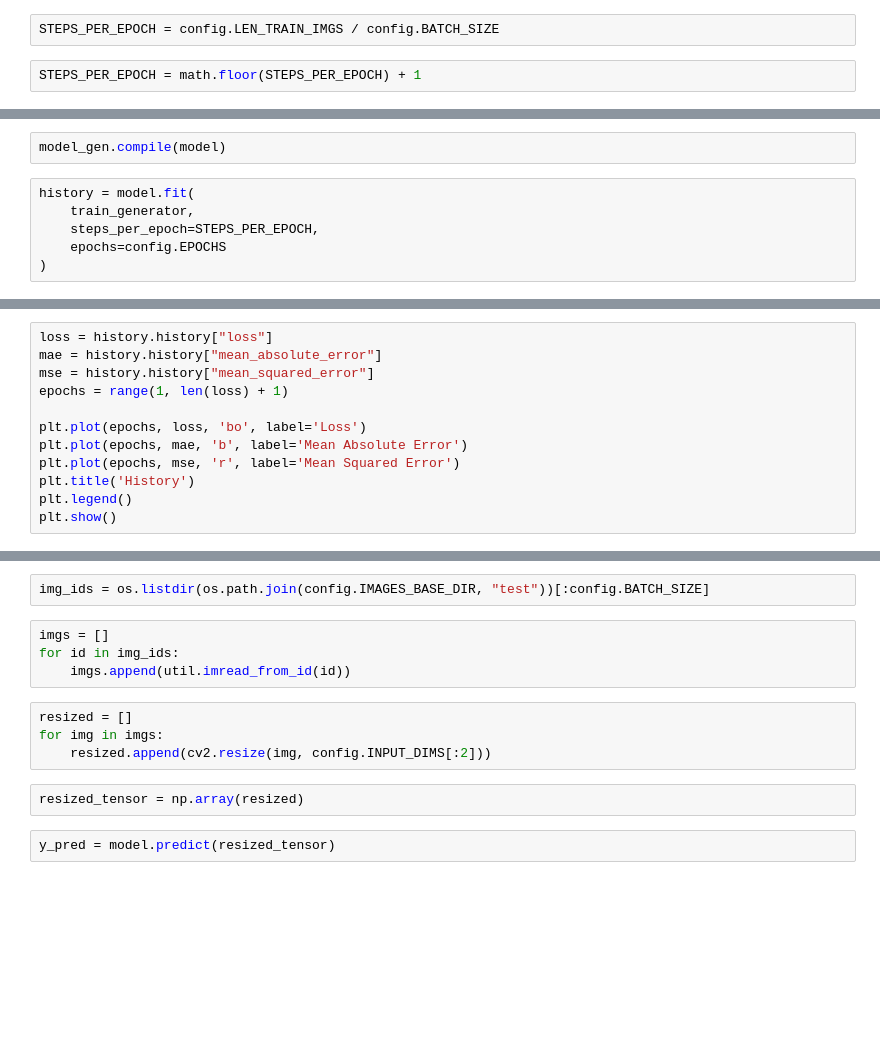
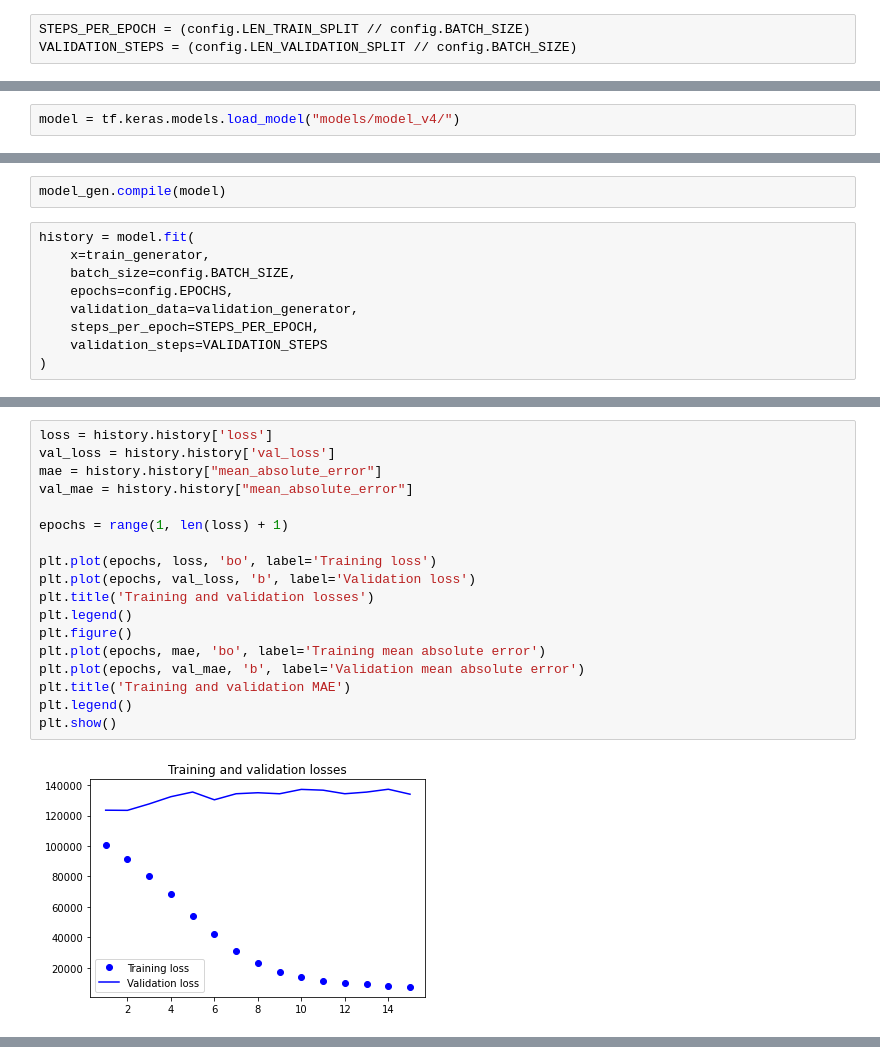
Before and after one commit to nexhua/ml_pose_estimation, a Jupyter notebook: train.ipynb, the cells around one changed output, grey strips where cells are left out. Cells and saved outputs as stored; diff of their text form; blank space fills up the shorter version.

Commit message:
additional training vor v4(extra 15 epochs)

```diff
--- a/train.ipynb
+++ b/train.ipynb
@@ -53,4 +71,3 @@ train_generator = train_datagen.flow_from_dataframe(
 # %%
-STEPS_PER_EPOCH = config.LEN_TRAIN_IMGS / config.BATCH_SIZE
+STEPS_PER_EPOCH = (config.LEN_TRAIN_SPLIT // config.BATCH_SIZE)
+VALIDATION_STEPS = (config.LEN_VALIDATION_SPLIT // config.BATCH_SIZE)
-# %%
-STEPS_PER_EPOCH = math.floor(STEPS_PER_EPOCH) + 1
@@ -61,2 +84,4 @@ model = model_gen.create_model_with_vgg16()
+# %%
+model = tf.keras.models.load_model("models/model_v4/")
 # %%
 model.summary()
@@ -64,7 +107,10 @@ model.summary()
 model_gen.compile(model)
 # %%
 history = model.fit(
-    train_generator,
+    x=train_generator,
+    batch_size=config.BATCH_SIZE,
+    epochs=config.EPOCHS,
+    validation_data=validation_generator,
     steps_per_epoch=STEPS_PER_EPOCH,
-    epochs=config.EPOCHS
+    validation_steps=VALIDATION_STEPS
 )
@@ -75,12 +145,20 @@ history.history.keys()
 # %%
-loss = history.history["loss"]
+loss = history.history['loss']
+val_loss = history.history['val_loss']
 mae = history.history["mean_absolute_error"]
-mse = history.history["mean_squared_error"]
+val_mae = history.history["mean_absolute_error"]
+
 epochs = range(1, len(loss) + 1)
 
-plt.plot(epochs, loss, 'bo', label='Loss')
-plt.plot(epochs, mae, 'b', label='Mean Absolute Error')
-plt.plot(epochs, mse, 'r', label='Mean Squared Error')
-plt.title('History')
+plt.plot(epochs, loss, 'bo', label='Training loss')
+plt.plot(epochs, val_loss, 'b', label='Validation loss')
+plt.title('Training and validation losses')
+plt.legend()
+plt.figure()
+plt.plot(epochs, mae, 'bo', label='Training mean absolute error')
+plt.plot(epochs, val_mae, 'b', label='Validation mean absolute error')
+plt.title('Training and validation MAE')
 plt.legend()
 plt.show()
+# %% [output]
+[figure, added]
@@ -87,14 +165,0 @@ plt.show()
-# %%
-img_ids = os.listdir(os.path.join(config.IMAGES_BASE_DIR, "test"))[:config.BATCH_SIZE]
-# %%
-imgs = []
-for id in img_ids:
-    imgs.append(util.imread_from_id(id))
-# %%
-resized = []
-for img in imgs:
-    resized.append(cv2.resize(img, config.INPUT_DIMS[:2]))
-# %%
-resized_tensor = np.array(resized)
-# %%
-y_pred = model.predict(resized_tensor)
```
Also changed, not shown: parts of 14 cells of this notebook, 1 other file.
